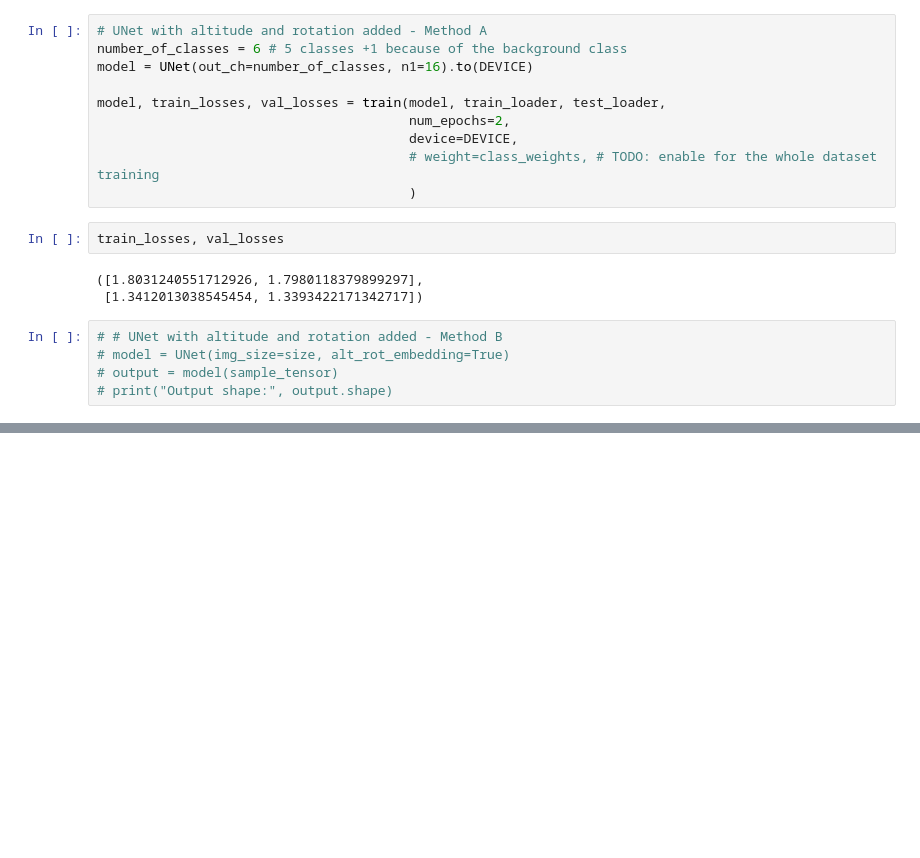
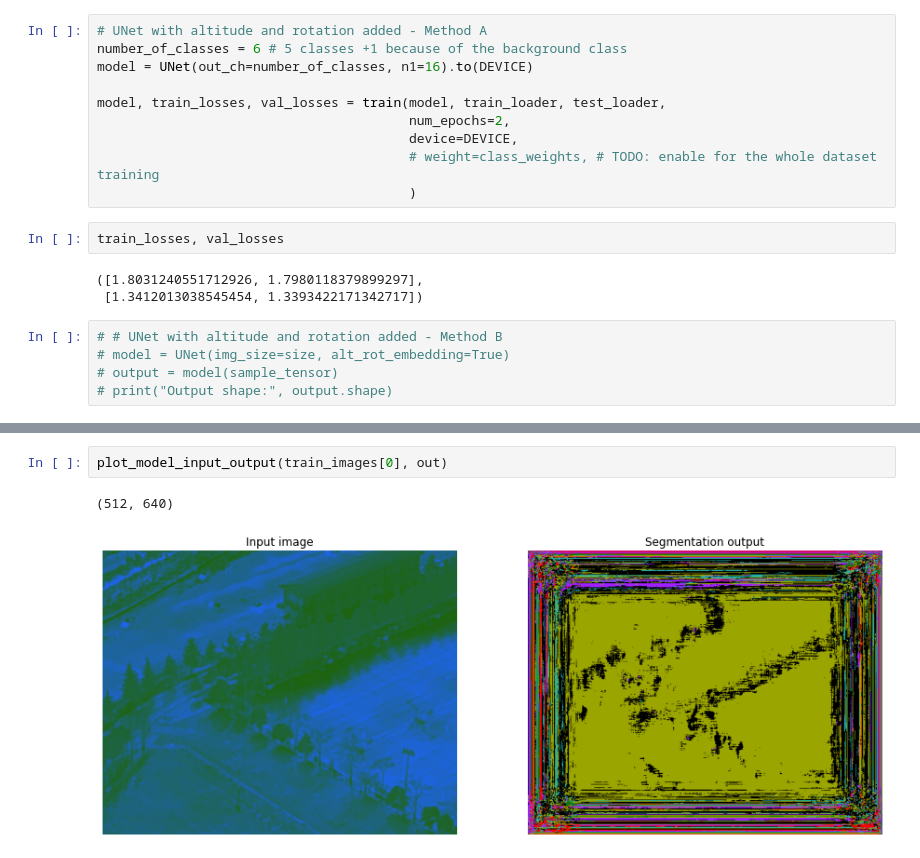
Before and after one commit to zuzg/thermal-segmentation, a Jupyter notebook: notebooks/unet_alt_angle.ipynb, the cells around one changed output, grey strips where cells are left out. Drawn from its saved outputs; the diff is of its cells as text; blank space fills up the shorter version.

Commit message:
Plot model input/output

```diff
--- a/notebooks/unet_alt_angle.ipynb
+++ b/notebooks/unet_alt_angle.ipynb
@@ -255,0 +242,5 @@ train_losses, val_losses
+# %%
+plot_model_input_output(train_images[0], out)
+# %% [output]
+(512, 640)
+[figure, added]
```
Also changed, not shown: parts of 8 cells of this notebook, 1 other file.
